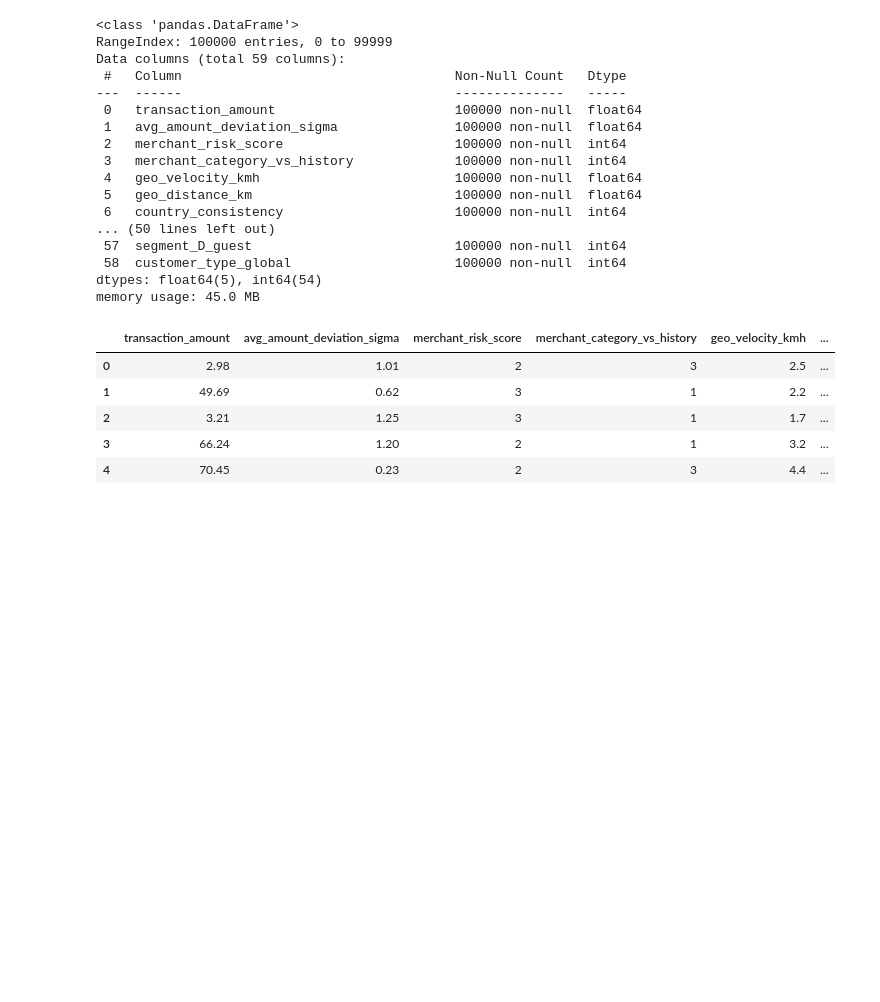
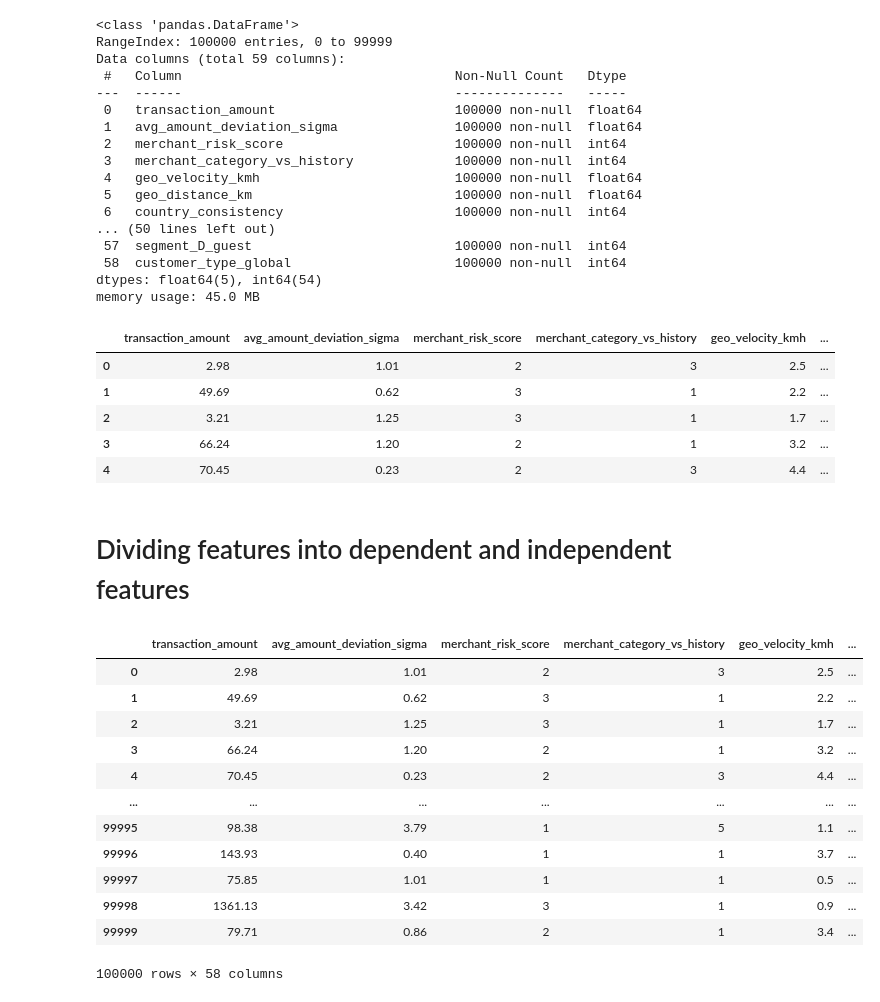
Before and after one commit to sba25078/Sba25078-Capstone-Project-for-Strategic-Thinking--2026, a Jupyter notebook: CA2 EDA and Data Preparation.ipynb, the cells around one changed output. Cells and saved outputs as stored; diff of their text form; code cells hidden in the pictures; blank space fills up the shorter version.

Commit message:
Dividing features into dependent and independent features

```diff
--- a/CA2 EDA and Data Preparation.ipynb
+++ b/CA2 EDA and Data Preparation.ipynb
@@ -1103,3 +1103,23 @@ df.head()
 | 2 | 3.21 | 1.25 | 3 | 1 | 1.7 | ... |
 | 3 | 66.24 | 1.20 | 2 | 1 | 3.2 | ... |
 | 4 | 70.45 | 0.23 | 2 | 3 | 4.4 | ... |
+# %% [markdown]
+# Dividing features into dependent and independent features
+# %%
+X = df.drop('is_fraud',axis=1)
+
+X
+# %% [output]
+|  | transaction_amount | avg_amount_deviation_sigma | merchant_risk_score | merchant_category_vs_history | geo_velocity_kmh | ... |
+| 0 | 2.98 | 1.01 | 2 | 3 | 2.5 | ... |
+| 1 | 49.69 | 0.62 | 3 | 1 | 2.2 | ... |
+| 2 | 3.21 | 1.25 | 3 | 1 | 1.7 | ... |
+| 3 | 66.24 | 1.20 | 2 | 1 | 3.2 | ... |
+| 4 | 70.45 | 0.23 | 2 | 3 | 4.4 | ... |
+| ... | ... | ... | ... | ... | ... | ... |
+| 99995 | 98.38 | 3.79 | 1 | 5 | 1.1 | ... |
+| 99996 | 143.93 | 0.40 | 1 | 1 | 3.7 | ... |
+| 99997 | 75.85 | 1.01 | 1 | 1 | 0.5 | ... |
+| 99998 | 1361.13 | 3.42 | 3 | 1 | 0.9 | ... |
+| 99999 | 79.71 | 0.86 | 2 | 1 | 3.4 | ... |
+100000 rows × 58 columns
```
Also changed, not shown: parts of 6 cells of this notebook.
